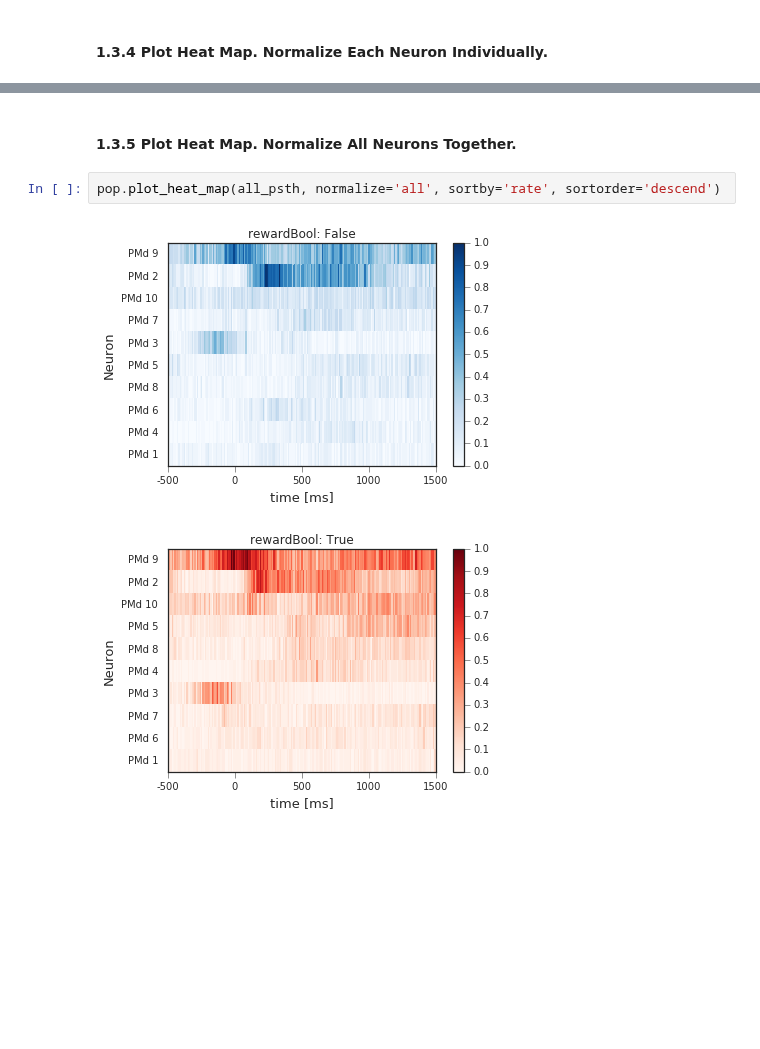
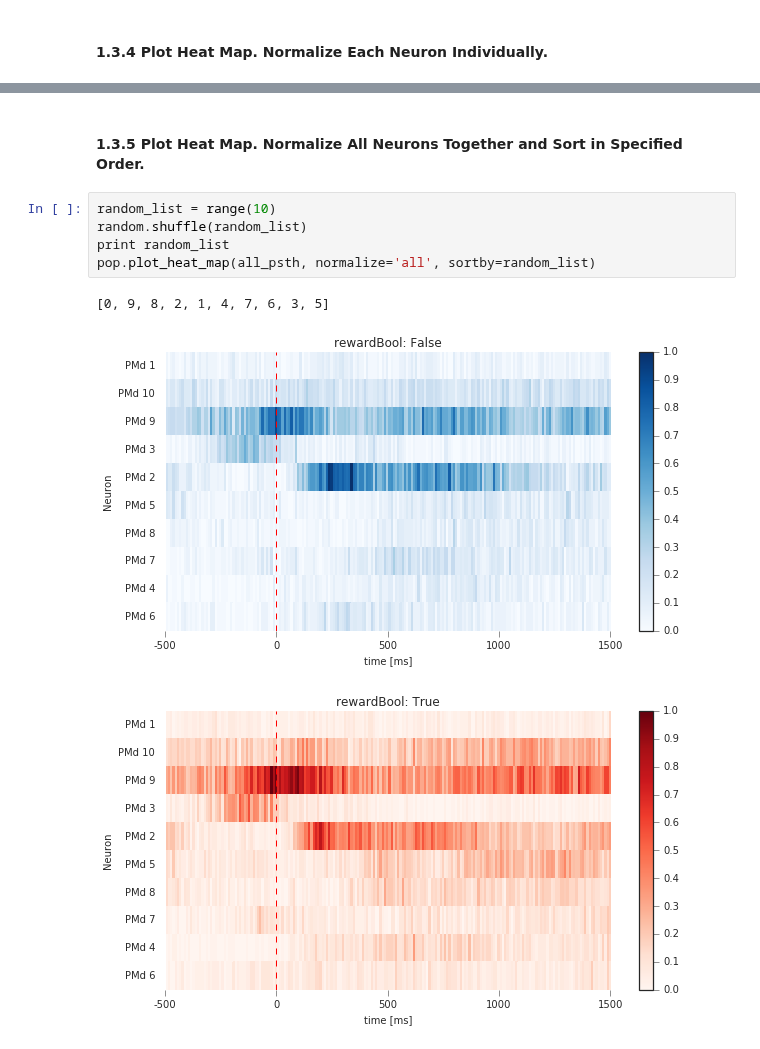
Before and after one commit to KordingLab/spykes, a Jupyter notebook: notebooks_examples/popvis_example.ipynb, the cells around one changed output, grey strips where cells are left out. Saved outputs shown, nothing was run; the diff lists cells and outputs as text; blank space fills up the shorter version.

Commit message:
more visually appealing + sorting by specified list

```diff
--- a/notebooks_examples/popvis_example.ipynb
+++ b/notebooks_examples/popvis_example.ipynb
@@ -139,7 +140,11 @@ pop.plot_heat_map(all_psth, normalize='each')
 # %% [markdown]
-#### 1.3.5 Plot Heat Map. Normalize All Neurons Together.
+#### 1.3.5 Plot Heat Map. Normalize All Neurons Together and Sort in Specified Order.
-# %%
-pop.plot_heat_map(all_psth, normalize='all', sortby='rate', sortorder='descend')
-# %% [output]
-[figure, removed]
-[figure, removed]
+# %%
+random_list = range(10)
+random.shuffle(random_list)
+print random_list
+pop.plot_heat_map(all_psth, normalize='all', sortby=random_list)
+# %% [output]
+[0, 9, 8, 2, 1, 4, 7, 6, 3, 5]
+[figure, added]
+[figure, added]
```
Also changed, not shown: parts of 5 cells of this notebook, 1 other file.
